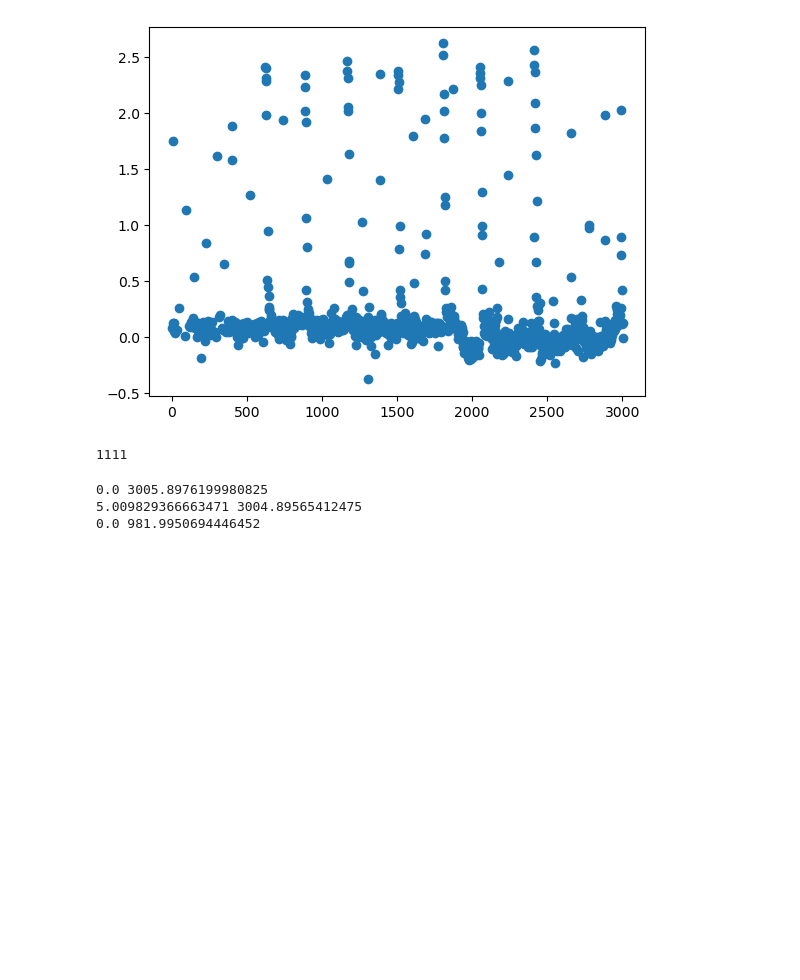
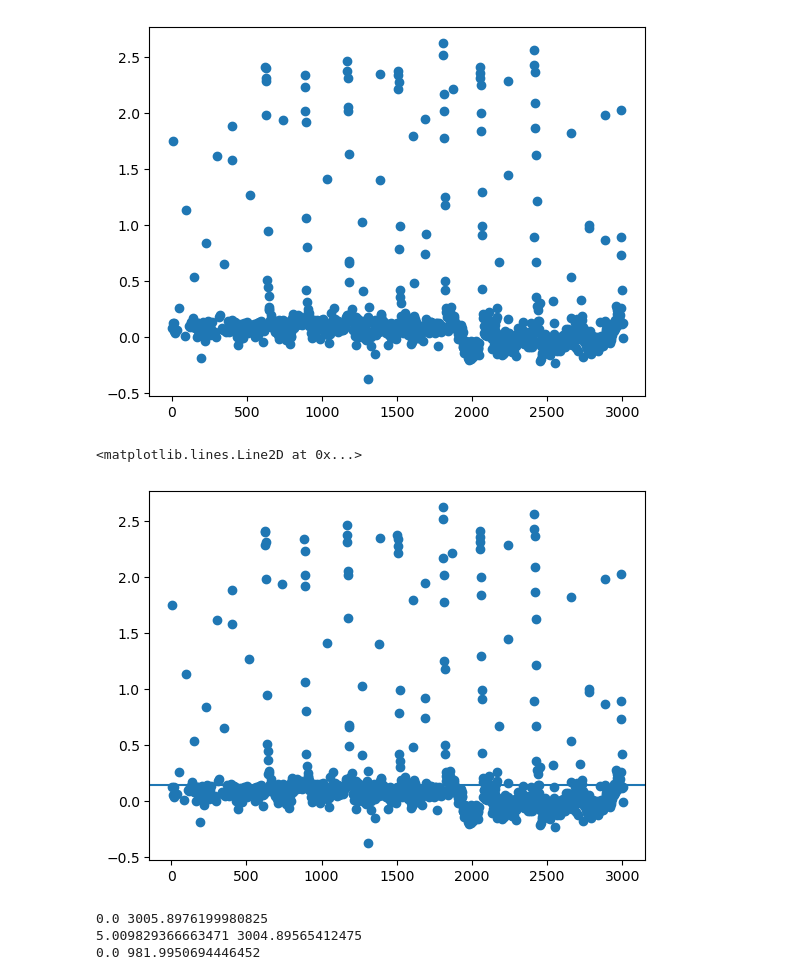
Before and after one commit to Somayeh91/Roman_lc_gen, a Jupyter notebook: example_OGLE_to_Roman_time_sampling.ipynb, the cells around one changed output. Drawn from its saved outputs; the diff is of its cells as text; code cells hidden in the pictures; blank space fills up the shorter version.

```diff
--- a/example_OGLE_to_Roman_time_sampling.ipynb
+++ b/example_OGLE_to_Roman_time_sampling.ipynb
@@ -177,10 +253,15 @@ plt.scatter(x_binned, -1*y_binned)
 # %% [output]
 <matplotlib.collections.PathCollection at 0x...>
 [figure]
-# %%
-len(x_binned)
-# %% [output]
-1111
+# %%
+# y_binned_smoothed = savitzky_golay(y_binned, 61, 10, deriv=0, rate=1)
+
+plt.axhline(-1*np.percentile(y_binned, 20))
+plt.scatter(x_binned, -1*y_binned)
+# plt.scatter(x_binned, -1*y_binned_smoothed)
+# %% [output]
+<matplotlib.lines.Line2D at 0x...>
+[figure, added]
 # %%
 x_binned = x_binned[~np.isnan(e_binned)]
 y_binned = y_binned[~np.isnan(e_binned)]
```
Also changed, not shown: parts of 7 cells of this notebook, 3 other files.
